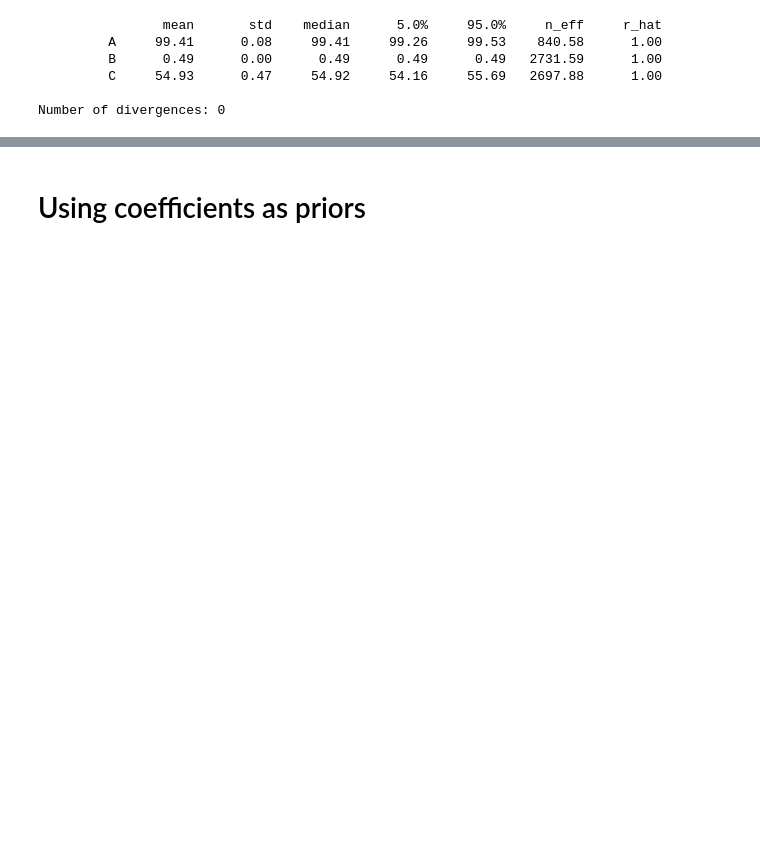
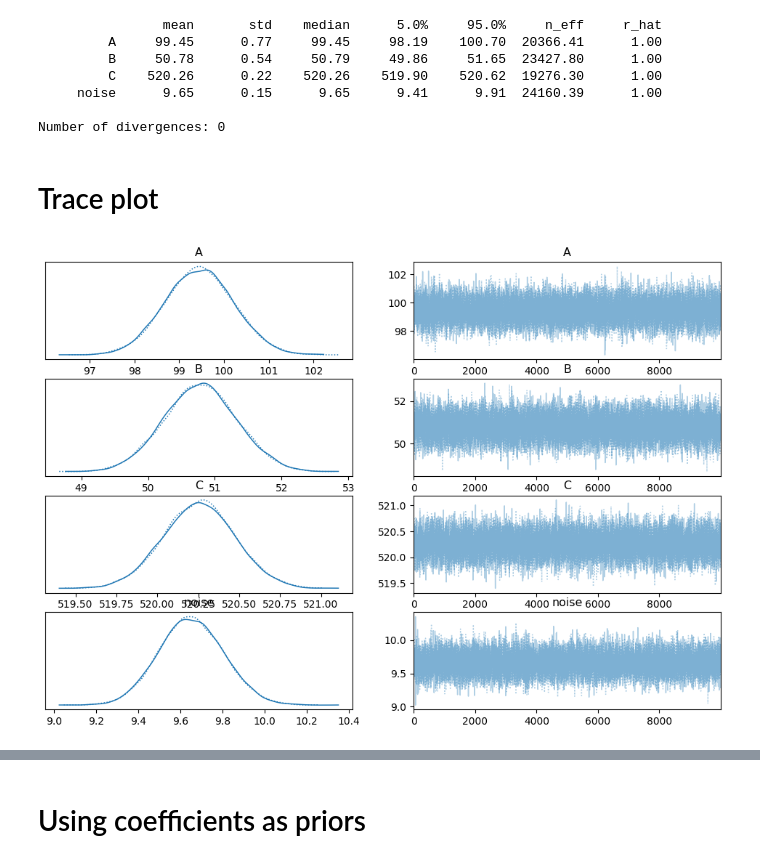
Before and after one commit to JJMinton/combustible_bayes, a Jupyter notebook: notebooks/hierarchy.ipynb, the cells around one changed output, grey strips where cells are left out. Saved outputs shown, nothing was run; the diff lists cells and outputs as text; code cells hidden in the pictures; blank space fills up the shorter version.

```diff
--- a/notebooks/hierarchy.ipynb
+++ b/notebooks/hierarchy.ipynb
@@ -15,24 +15,32 @@ import pandas as pd
 reads = pd.DataFrame(
     {
         "response": response.flatten(),
-        "param": param.flatten(),
-        "item": np.repeat(item, num_reads),
+        "covariate_2": covariate_2.flatten(),
+        "covariate_1": np.repeat(covariate_1, num_reads),
         "item_idx": np.repeat(item_idx, num_reads),
     }
 )
 
-train = reads.query("item_idx < 198")
-test = reads.query("item_idx >= 198")
+train = reads.query("item_idx < 197")
+test = reads.query("item_idx >= 197")
 # %%
 import numpyro
 import numpyro.distributions as dist
 
-def model(param, response, item):
+
+def model(
+    covariate_1,
+    covariate_2,
+    response=None,
+):
     A = numpyro.sample("A", dist.Normal(0, 200))
-    B = numpyro.sample("B", dist.Normal(0, 1))
-    C = numpyro.sample("C", dist.Normal(0, 100))
+    B = numpyro.sample("B", dist.Normal(0, 100))
+    C = numpyro.sample("C", dist.Normal(0, 1000))
+    noise = numpyro.sample("noise", dist.HalfNormal(scale=20))
 
-    numpyro.sample("response", dist.Normal(item * A + param * B + C, 1), obs=response)
+    numpyro.sample(
+        "response", dist.Normal(covariate_1 * A + covariate_2 * B + C, noise), obs=response
+    )
 # %%
 from numpyro.infer import NUTS, MCMC
 from jax import random
@@ -43,17 +51,34 @@ rng_key, rng_key_ = random.split(rng_key)
 
 # Run NUTS.
 kernel = NUTS(model)
-num_samples = 6000
-mcmc = MCMC(kernel, num_warmup=2000, num_samples=num_samples)
+num_samples = 10000
+mcmc = MCMC(kernel,
+            num_warmup=1000,
+            num_samples=num_samples,
+            num_chains=2,
+            thinning = 1)
 mcmc.run(
-    rng_key_, param=train.param.values, response=train.response.values, item=train.item.values
+    rng_key_,
+    covariate_2=train.covariate_2.values,
+    response=train.response.values,
+    covariate_1=train.covariate_1.values
 )
 mcmc.print_summary()
 posterior = mcmc.get_samples()
 # %% [output]
                 mean       std    median      5.0%     95.0%     n_eff     r_hat
-         A     99.41      0.08     99.41     99.26     99.53    840.58      1.00
-         B      0.49      0.00      0.49      0.49      0.49   2731.59      1.00
-         C     54.93      0.47     54.92     54.16     55.69   2697.88      1.00
+         A     99.45      0.77     99.45     98.19    100.70  20366.41      1.00
+         B     50.78      0.54     50.79     49.86     51.65  23427.80      1.00
+         C    520.26      0.22    520.26    519.90    520.62  19276.30      1.00
+     noise      9.65      0.15      9.65      9.41      9.91  24160.39      1.00
 
 Number of divergences: 0
+# %% [markdown]
+# Trace plot
+# %%
+import arviz as az
+
+data = az.from_numpyro(mcmc)
+az.plot_trace(data, compact=True);
+# %% [output]
+[figure, added]
```
Also changed, not shown: parts of 16 cells of this notebook, 2 other files.
